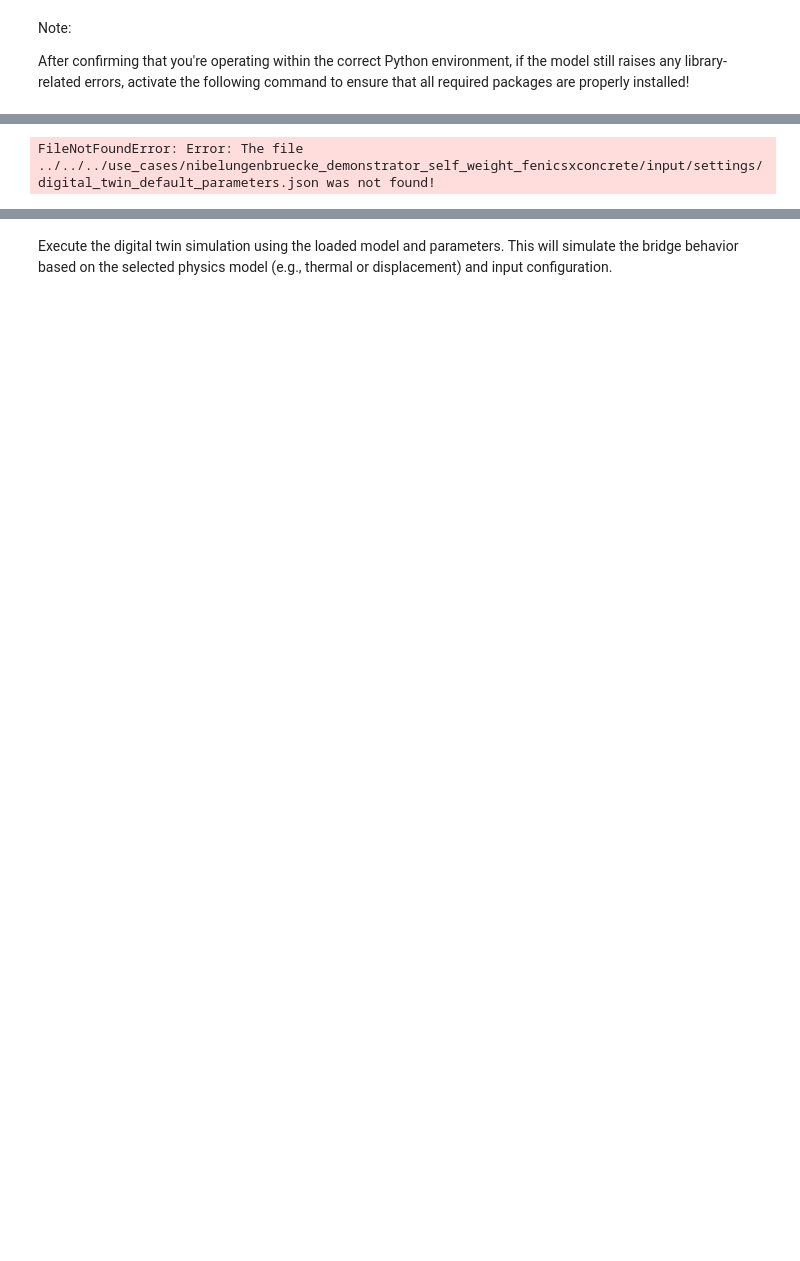
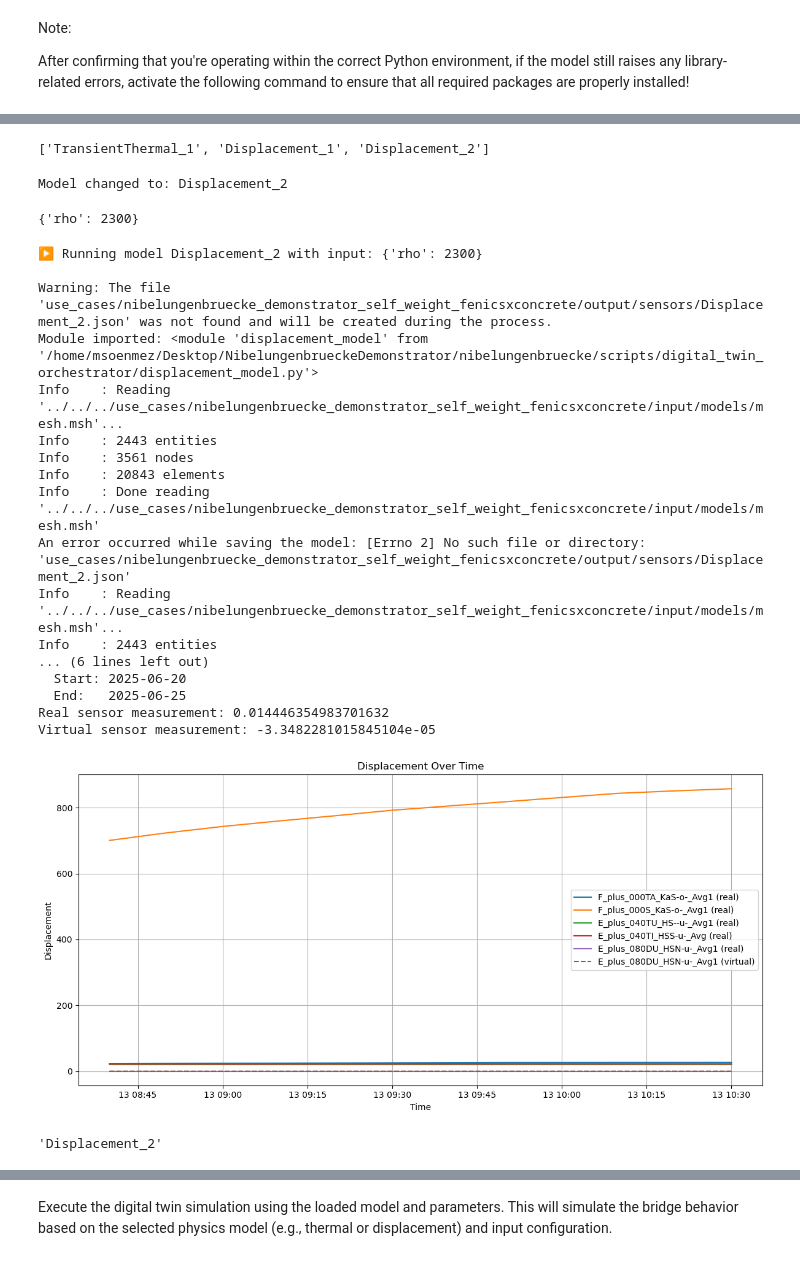
Before and after one commit to soenmezmehmet/NibelungenbrueckeJupyterNFDI, a Jupyter notebook: interface.ipynb, the cells around one changed output, grey strips where cells are left out. Saved outputs shown, nothing was run; the diff lists cells and outputs as text; code cells hidden in the pictures; blank space fills up the shorter version.

```diff
--- a/interface.ipynb
+++ b/interface.ipynb
@@ -27,0 +21,31 @@ Create an instance of the digital twin interface using the provided configuratio
+# %%
+import random
+from nibelungenbruecke.scripts.digital_twin_orchestrator.orchestrator import Orchestrator
+
+class DigitalTwinInterface:
+    def __init__(self, path):
+        self.parameters_path = path
+        self.available_models = ["TransientThermal_1", "Displacement_1", "Displacement_2"]
+        self.current_model = self.available_models[0]
+        self.orchestrator = Orchestrator(self.parameters_path, self.current_model)
+
+    def change_model(self, model_name):
+        if model_name in self.available_models:
+            self.current_model = model_name
+            self.orchestrator = Orchestrator(self.parameters_path, model_name)
+            print(f"Model changed to: {self.current_model}")
+        else:
+            raise ValueError(f"Invalid model name: {model_name}")
+
+    def generate_random_input(self, parameter: str) -> dict:
+        if parameter == "rho":
+            value = random.randint(90 // 5, 160 // 5) * 100
+        elif parameter == "E":
+            value = random.randint(100 // 5, 225 // 5) * 10**10
+        else:
+            raise KeyError("Invalid parameter. Choose 'rho' or 'E'.")
+        return {parameter: value}
+
+    def run(self, input_dict: dict):
+        print(f"▶️ Running model {self.current_model} with input: {input_dict}")
+        return self.orchestrator.run(input_dict, self.current_model)
@@ -28,7 +59,44 @@ Create an instance of the digital twin interface using the provided configuratio
 # %%
+# Create the interface and start interaction loop
 path = 'use_cases/nibelungenbruecke_demonstrator_self_weight_fenicsxconcrete/input/settings/digital_twin_default_parameters.json'
-# path = '../../../use_cases/nibelungenbruecke_demonstrator_self_weight_fenicsxconcrete/input/settings/digital_twin_default_parameters.json'
+path = '../../../use_cases/nibelungenbruecke_demonstrator_self_weight_fenicsxconcrete/input/settings/digital_twin_default_parameters.json'
 
 dt = DigitalTwinInterface(path)
-# %% [output]
-FileNotFoundError: Error: The file ../../../use_cases/nibelungenbruecke_demonstrator_self_weight_fenicsxconcrete/input/settings/digital_twin_default_parameters.json was not found!
+# %%
+dt.available_models
+# %% [output]
+['TransientThermal_1', 'Displacement_1', 'Displacement_2']
+# %%
+dt.change_model("Displacement_2")
+# %% [output]
+Model changed to: Displacement_2
+# %%
+input_values = dt.generate_random_input("rho")
+input_values
+# %% [output]
+{'rho': 2300}
+# %%
+result = dt.run(input_values)
+# %% [output]
+▶️ Running model Displacement_2 with input: {'rho': 2300}
+
+Warning: The file 'use_cases/nibelungenbruecke_demonstrator_self_weight_fenicsxconcrete/output/sensors/Displacement_2.json' was not found and will be created during the process.
+Module imported: <module 'displacement_model' from '/home/msoenmez/Desktop/NibelungenbrueckeDemonstrator/nibelungenbruecke/scripts/digital_twin_orchestrator/displacement_model.py'>
+Info    : Reading '../../../use_cases/nibelungenbruecke_demonstrator_self_weight_fenicsxconcrete/input/models/mesh.msh'...
+Info    : 2443 entities
+Info    : 3561 nodes
+Info    : 20843 elements
+Info    : Done reading '../../../use_cases/nibelungenbruecke_demonstrator_self_weight_fenicsxconcrete/input/models/mesh.msh'
+An error occurred while saving the model: [Errno 2] No such file or directory: 'use_cases/nibelungenbruecke_demonstrator_self_weight_fenicsxconcrete/output/sensors/Displacement_2.json'
+Info    : Reading '../../../use_cases/nibelungenbruecke_demonstrator_self_weight_fenicsxconcrete/input/models/mesh.msh'...
+Info    : 2443 entities
+... (6 lines left out)
+  Start: 2025-06-20
+  End:   2025-06-25
+Real sensor measurement: 0.014446354983701632
+Virtual sensor measurement: -3.3482281015845104e-05
+[figure, added]
+# %%
+dt.current_model
+# %% [output]
+'Displacement_2'
```
Also changed, not shown: parts of 10 cells of this notebook, 19 other files.
